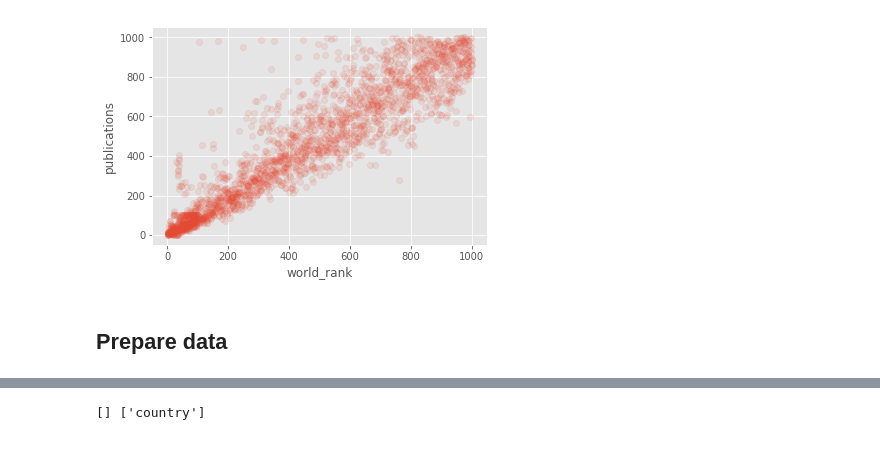
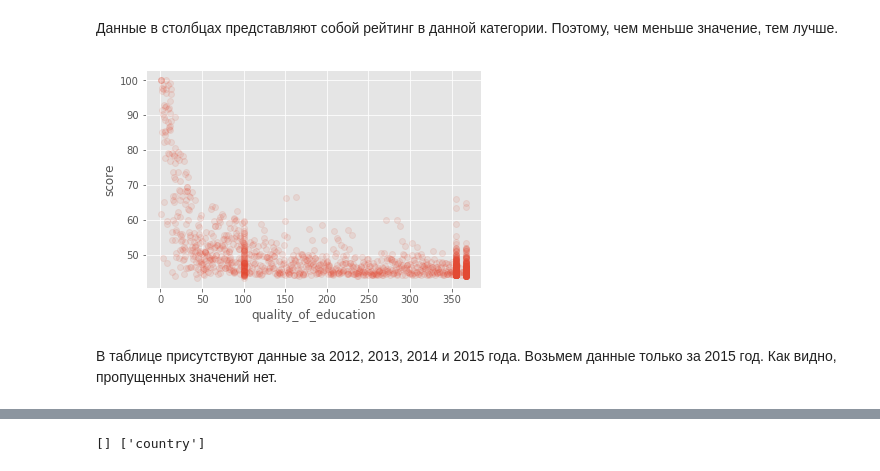
Before and after one commit to MichaelMurashov/MachineLearning, a Jupyter notebook: main.ipynb, the cells around one changed output, grey strips where cells are left out. Cells and saved outputs as stored; diff of their text form; code cells hidden in the pictures.

```diff
--- a/main.ipynb
+++ b/main.ipynb
@@ -40,9 +37,11 @@ pass
+# %% [markdown]
+Данные в столбцах представляют собой рейтинг в данной категории. Поэтому, чем меньше значение, тем лучше.
 # %%
-plt.plot(data['world_rank'], data['publications'], 'o', alpha=0.1)
-plt.xlabel('world_rank')
-plt.ylabel('publications')
+plt.plot(data['quality_of_education'], data['score'], 'o', alpha=0.1)
+plt.xlabel('quality_of_education')
+plt.ylabel('score')
 pass
 # %% [output]
-[figure, old version]
+[figure, new version]
-# %% [markdown]
-## Prepare data
+# %% [markdown]
+В таблице присутствуют данные за 2012, 2013, 2014 и 2015 года. Возьмем данные только за 2015 год. Как видно, пропущенных значений нет.
```
Also changed, not shown: parts of 48 cells of this notebook, 1 other file.
